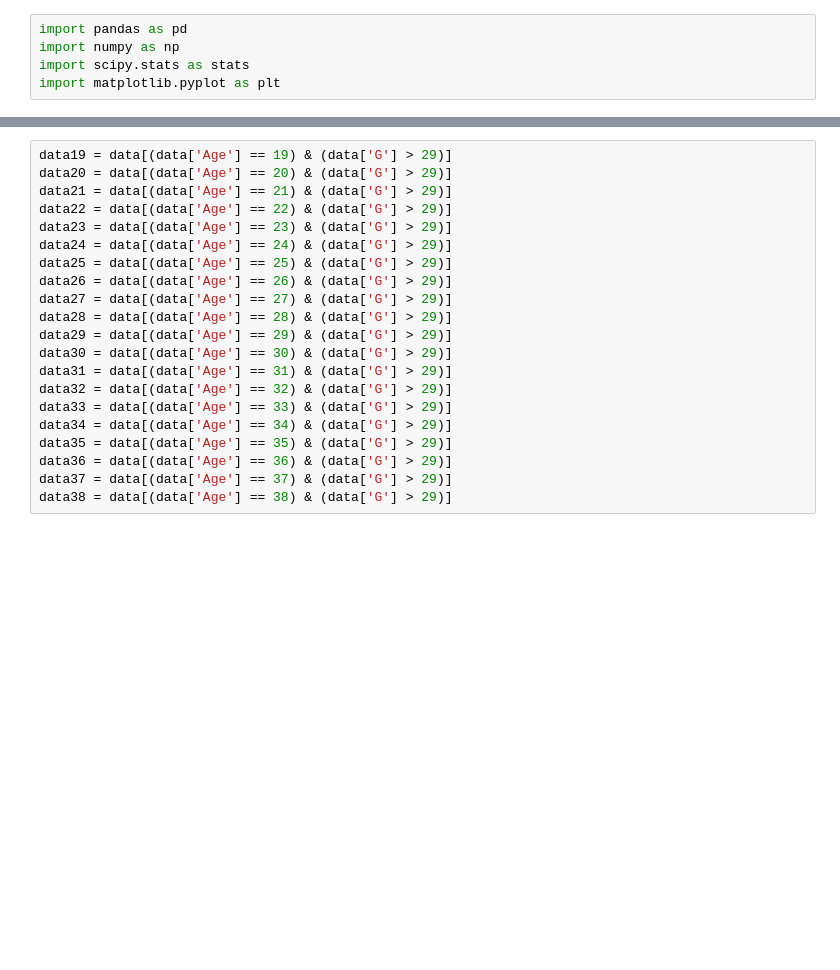
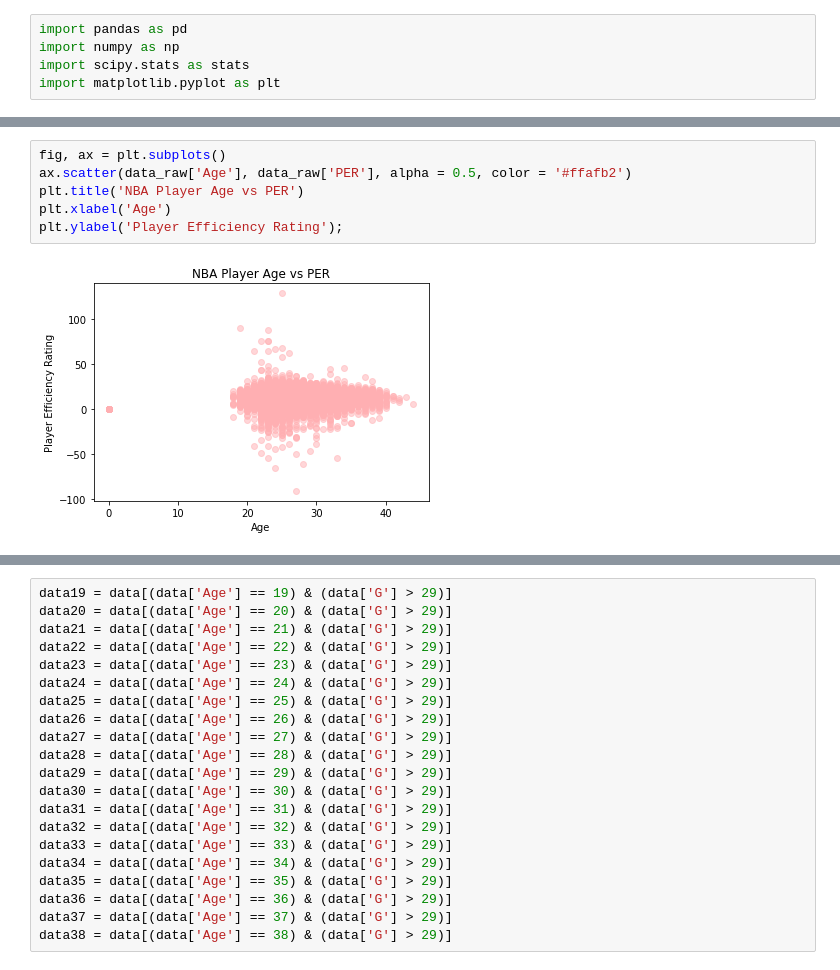
Before and after one commit to jtlaurel/NBA-age-analysis, a Jupyter notebook: data_analysis.ipynb, the cells around one changed output, grey strips where cells are left out. Saved outputs shown, nothing was run; the diff lists cells and outputs as text; blank space fills up the shorter version.

```diff
--- a/data_analysis.ipynb
+++ b/data_analysis.ipynb
@@ -17,3 +17,11 @@ data.describe()
 | 75% | 2009.000000 | 29.000000 | 75.000000 | 1894.000000 | 15.700000 | 0.550000 | 0.265000 | 0.394000 | 9.000000 | 17.90000 | ... | ... |
 | max | 2016.000000 | 44.000000 | 82.000000 | 3638.000000 | 129.100000 | 1.250000 | 1.000000 | 6.000000 | 100.000000 | 100.00000 | ... | ... |
 8 rows × 101 columns
+# %%
+fig, ax = plt.subplots()
+ax.scatter(data_raw['Age'], data_raw['PER'], alpha = 0.5, color = '#ffafb2')
+plt.title('NBA Player Age vs PER')
+plt.xlabel('Age')
+plt.ylabel('Player Efficiency Rating');
+# %% [output]
+[figure, added]
```
Also changed, not shown: parts of 11 cells of this notebook.
